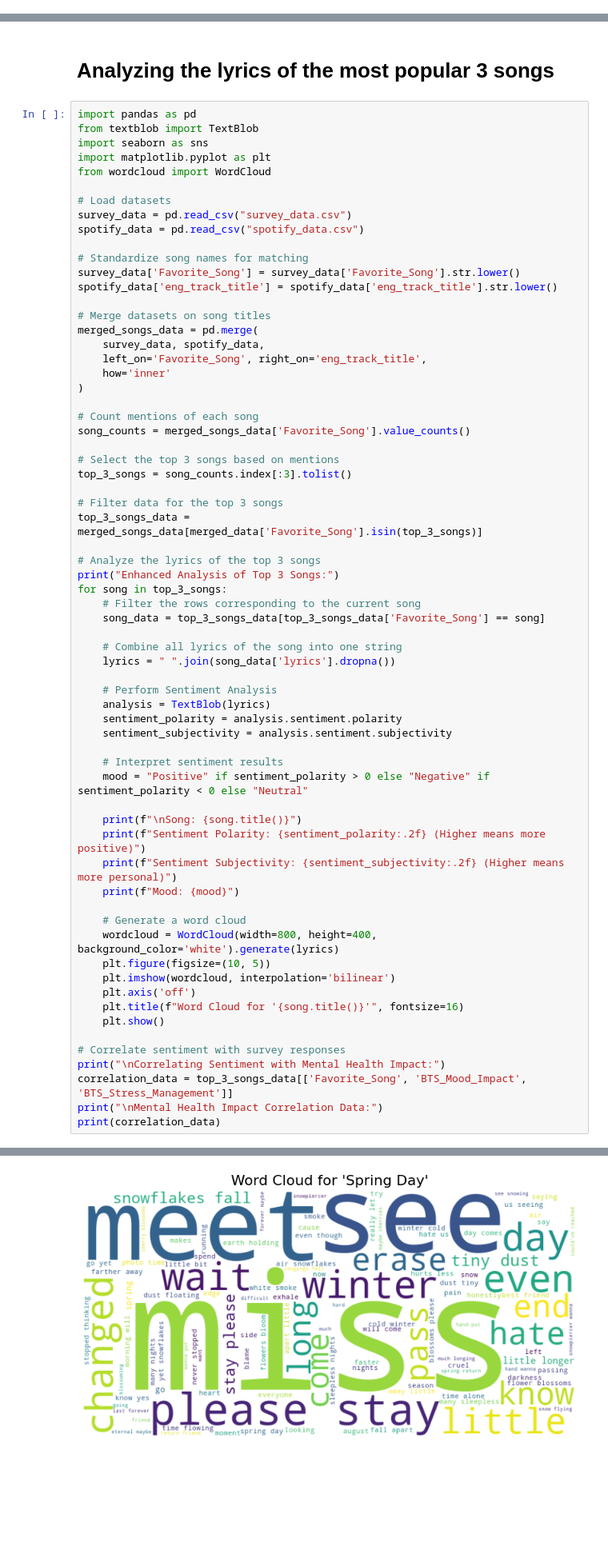
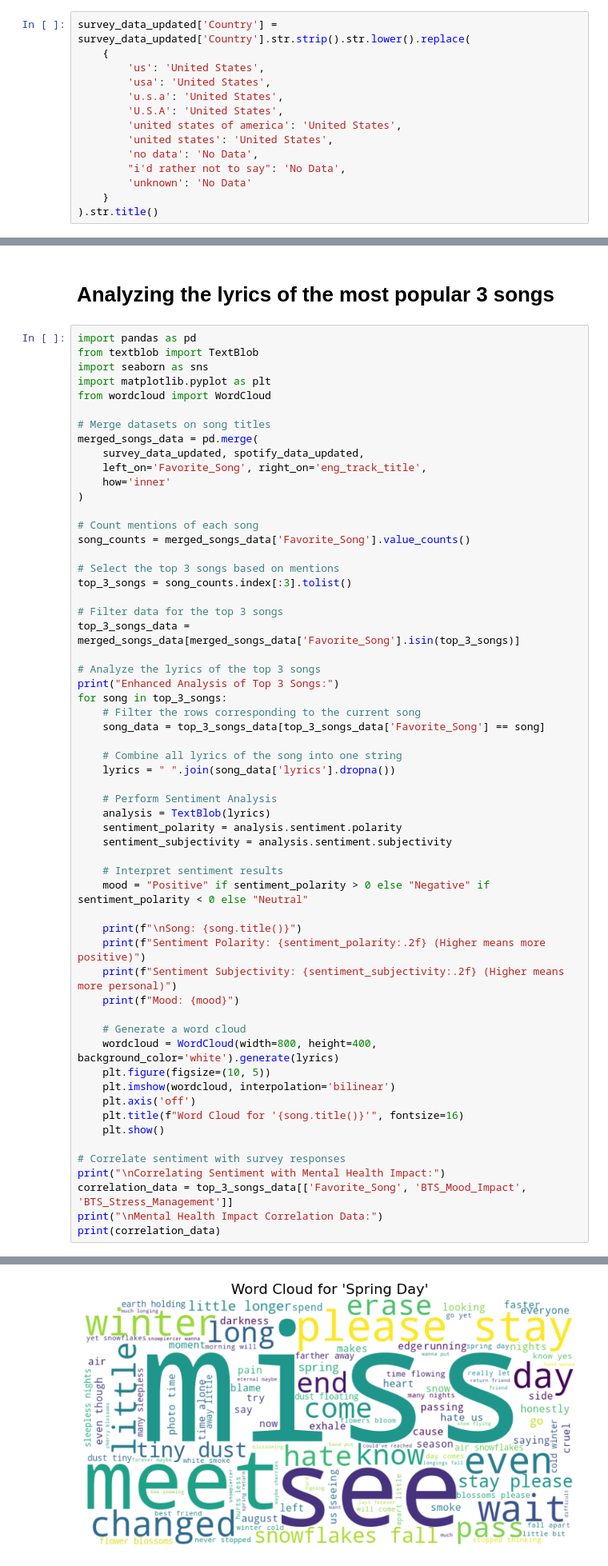
Before and after one commit to Yunnna005/DataAnalytics, a Jupyter notebook: BTS's_songs_analys.ipynb, the cells around one changed output, grey strips where cells are left out. Shown at 80% size. Saved outputs shown, nothing was run; the diff lists cells and outputs as text; blank space fills up the shorter version.

```diff
--- a/BTS's_songs_analys.ipynb
+++ b/BTS's_songs_analys.ipynb
@@ -379,3 +383,17 @@ plt.show()
+# %%
+survey_data_updated['Country'] = survey_data_updated['Country'].str.strip().str.lower().replace(
+    {
+        'us': 'United States',
+        'usa': 'United States',
+        'u.s.a': 'United States',
+        'U.S.A': 'United States',
+        'united states of america': 'United States',
+        'united states': 'United States',
+        'no data': 'No Data',
+        "i'd rather not to say": 'No Data',
+        'unknown': 'No Data'
+    }
+).str.title()
 # %% [markdown]
 *Most popular song*
 # %%
@@ -513,17 +531,9 @@ import seaborn as sns
 import matplotlib.pyplot as plt
 from wordcloud import WordCloud
 
-# Load datasets
-survey_data = pd.read_csv("survey_data.csv")
-spotify_data = pd.read_csv("spotify_data.csv")
-
-# Standardize song names for matching
-survey_data['Favorite_Song'] = survey_data['Favorite_Song'].str.lower()
-spotify_data['eng_track_title'] = spotify_data['eng_track_title'].str.lower()
-
 # Merge datasets on song titles
 merged_songs_data = pd.merge(
-    survey_data, spotify_data,
+    survey_data_updated, spotify_data_updated,
     left_on='Favorite_Song', right_on='eng_track_title',
     how='inner'
 )
@@ -535,7 +545,7 @@ song_counts = merged_songs_data['Favorite_Song'].value_counts()
 top_3_songs = song_counts.index[:3].tolist()
 
 # Filter data for the top 3 songs
-top_3_songs_data = merged_songs_data[merged_data['Favorite_Song'].isin(top_3_songs)]
+top_3_songs_data = merged_songs_data[merged_songs_data['Favorite_Song'].isin(top_3_songs)]
 
 # Analyze the lyrics of the top 3 songs
 print("Enhanced Analysis of Top 3 Songs:")
@@ -552,34 +562,34 @@ for song in top_3_songs:
     sentiment_subjectivity = analysis.sentiment.subjectivity
 
     # Interpret sentiment results
     mood = "Positive" if sentiment_polarity > 0 else "Negative" if sentiment_polarity < 0 else "Neutral"
 
     print(f"\nSong: {song.title()}")
     print(f"Sentiment Polarity: {sentiment_polarity:.2f} (Higher means more positive)")
     print(f"Sentiment Subjectivity: {sentiment_subjectivity:.2f} (Higher means more personal)")
     print(f"Mood: {mood}")
 
     # Generate a word cloud
     wordcloud = WordCloud(width=800, height=400, background_color='white').generate(lyrics)
     plt.figure(figsize=(10, 5))
     plt.imshow(wordcloud, interpolation='bilinear')
     plt.axis('off')
     plt.title(f"Word Cloud for '{song.title()}'", fontsize=16)
     plt.show()
 
 # Correlate sentiment with survey responses
 print("\nCorrelating Sentiment with Mental Health Impact:")
 correlation_data = top_3_songs_data[['Favorite_Song', 'BTS_Mood_Impact', 'BTS_Stress_Management']]
 print("\nMental Health Impact Correlation Data:")
 print(correlation_data)
 # %% [output]
 Enhanced Analysis of Top 3 Songs:
 
 Song: Spring Day
 Sentiment Polarity: -0.09 (Higher means more positive)
 Sentiment Subjectivity: 0.49 (Higher means more personal)
 Mood: Negative
-[figure, old version]
+[figure, new version]
 Song: Fake Love
 Sentiment Polarity: 0.05 (Higher means more positive)
 Sentiment Subjectivity: 0.77 (Higher means more personal)
```
Also changed, not shown: parts of 8 cells of this notebook.
